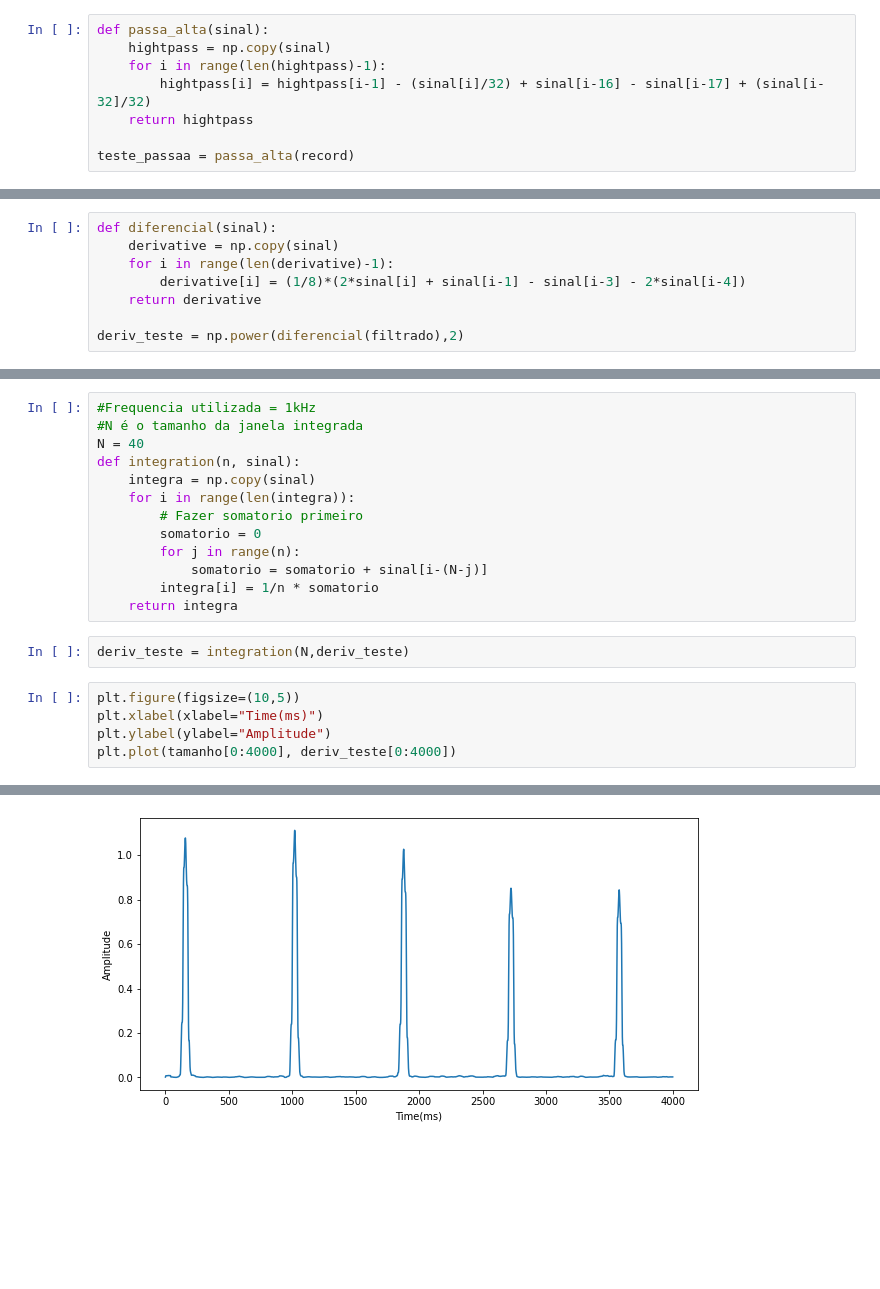
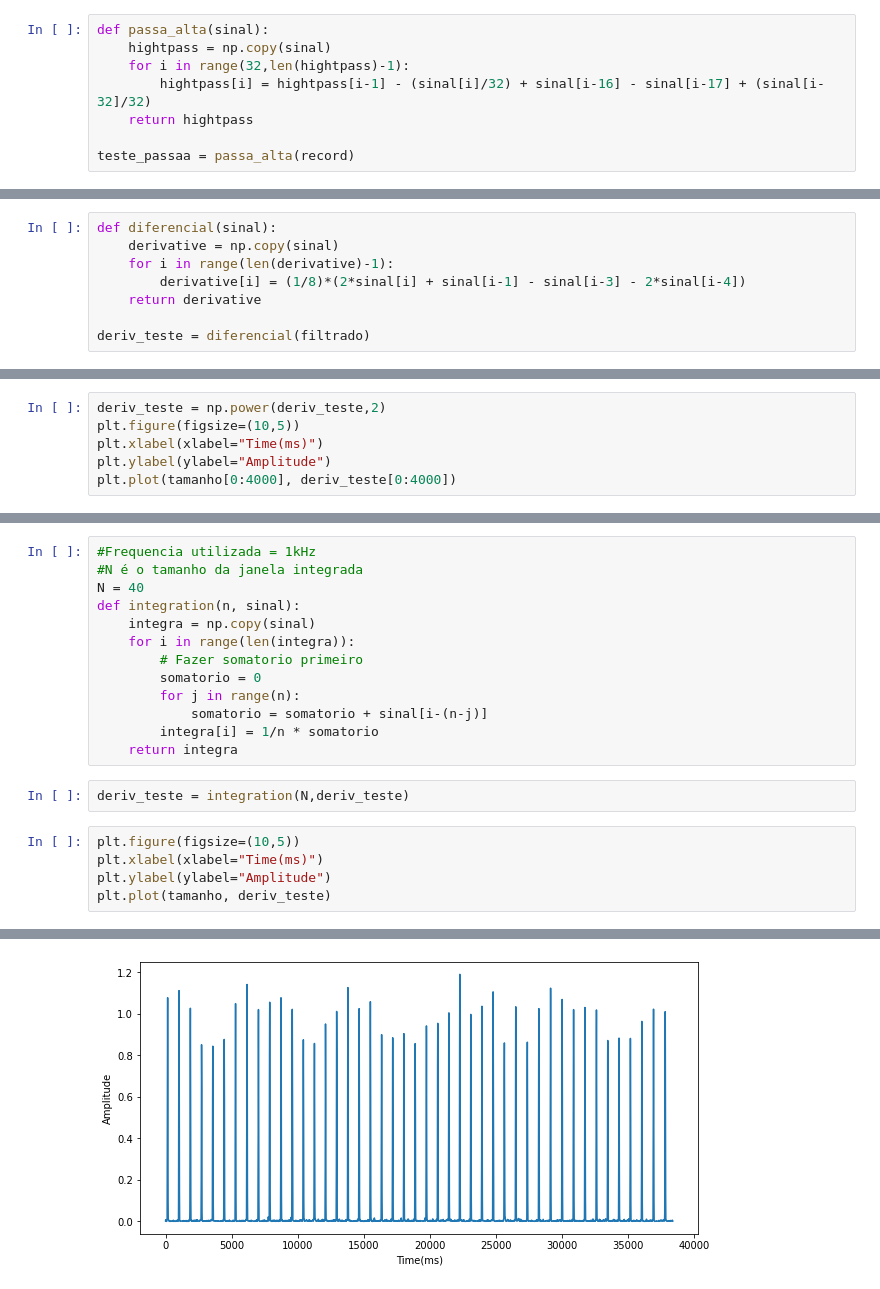
Before and after one commit to cgalvaojr1976/ic-ecg, a Jupyter notebook: models/PanTompkins.ipynb, the cells around one changed output, grey strips where cells are left out. Cells and saved outputs as stored; diff of their text form; blank space fills up the shorter version.

```diff
--- a/models/PanTompkins.ipynb
+++ b/models/PanTompkins.ipynb
@@ -82,7 +82,7 @@ $$y(n) = y(n-1) - \frac{x(n)}{32} + x(n-16) - x(n-17) + \frac{x(n-32)}{32}$$
 # %%
 def passa_alta(sinal):
     hightpass = np.copy(sinal)
-    for i in range(len(hightpass)-1):
+    for i in range(32,len(hightpass)-1):
         hightpass[i] = hightpass[i-1] - (sinal[i]/32) + sinal[i-16] - sinal[i-17] + (sinal[i-32]/32)
     return hightpass
 
@@ -115,7 +115,7 @@ def diferencial(sinal):
         derivative[i] = (1/8)*(2*sinal[i] + sinal[i-1] - sinal[i-3] - 2*sinal[i-4])
     return derivative
 
-deriv_teste = np.power(diferencial(filtrado),2)
+deriv_teste = diferencial(filtrado)
 # %%
 plt.figure(figsize=(10,5))
 plt.xlabel(xlabel="Time(ms)")
@@ -126,0 +127,6 @@ plt.plot(tamanho[0:4000], teste_passaa[0:4000])
+# %%
+deriv_teste = np.power(deriv_teste,2)
+plt.figure(figsize=(10,5))
+plt.xlabel(xlabel="Time(ms)")
+plt.ylabel(ylabel="Amplitude")
+plt.plot(tamanho[0:4000], deriv_teste[0:4000])
@@ -136,7 +145,7 @@ def integration(n, sinal):
         # Fazer somatorio primeiro
         somatorio = 0
         for j in range(n):
-            somatorio = somatorio + sinal[i-(N-j)]
+            somatorio = somatorio + sinal[i-(n-j)]
         integra[i] = 1/n * somatorio
     return integra
 # %%
@@ -144,8 +153,8 @@ deriv_teste = integration(N,deriv_teste)
 # %%
 plt.figure(figsize=(10,5))
 plt.xlabel(xlabel="Time(ms)")
 plt.ylabel(ylabel="Amplitude")
-plt.plot(tamanho[0:4000], deriv_teste[0:4000])
+plt.plot(tamanho, deriv_teste)
 # %% [output]
 [<matplotlib.lines.Line2D at 0x...>]
-[figure, old version]
+[figure, new version]
```
Also changed, not shown: parts of 12 cells of this notebook, 4 other files.
